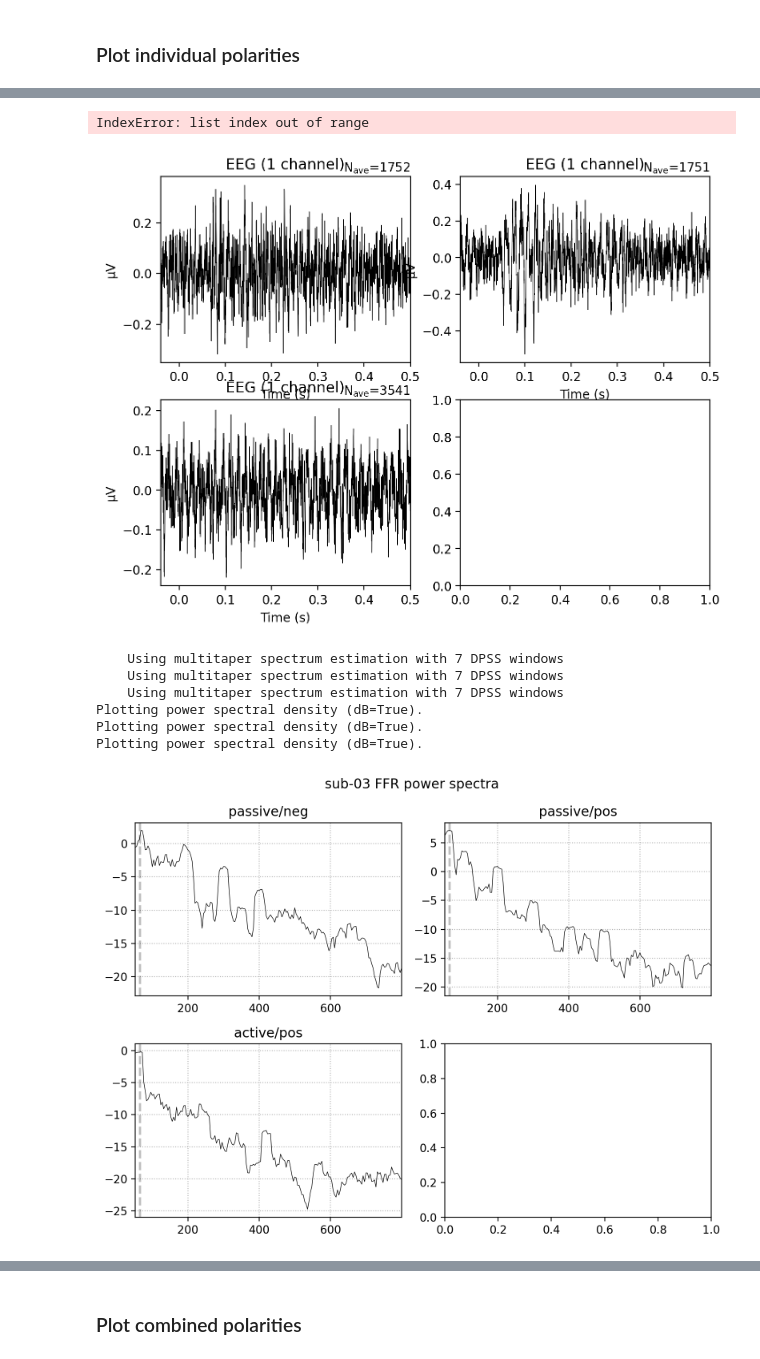
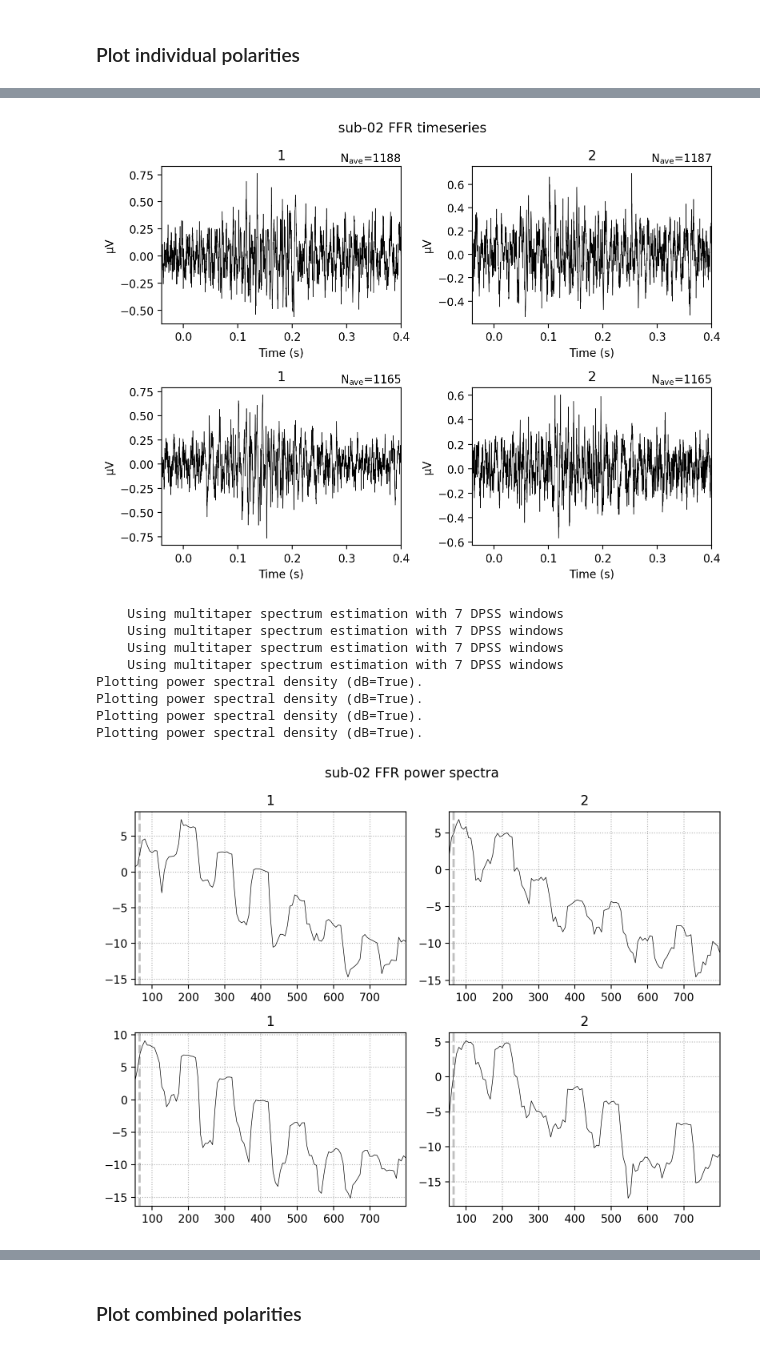
Before and after one commit to sitek/EAM1-FFR, a Jupyter notebook: ffr_processing-minimal_mne-bids.ipynb, the cells around one changed output, grey strips where cells are left out. Drawn from its saved outputs; the diff is of its cells as text; code cells hidden in the pictures.

Commit message:
Fixed annotation events

```diff
--- a/ffr_processing-minimal_mne-bids.ipynb
+++ b/ffr_processing-minimal_mne-bids.ipynb
@@ -759,6 +796,6 @@ Plotting power spectral density (dB=True).
 # %% [markdown]
 ### load epochs
 # %%
-sub_label = '03'
-active_epochs = glob(deriv_dir+f'/sub-{sub_label}_task-active_run-all_epochs.fif')[0]
-passive_epochs = glob(deriv_dir+f'/sub-{sub_label}_task-passive_run-all_epochs.fif')[0]
+sub_label = '02'
+active_epochs = glob(deriv_dir+f'/sub-{sub_label}_task-active_run-all_event-stimtrack_epochs.fif')[0]
+passive_epochs = glob(deriv_dir+f'/sub-{sub_label}_task-passive_run-all_event-stimtrack_epochs.fif')[0]
@@ -826,40 +859,41 @@ fig.tight_layout()
 plt.show()
 #plt.savefig(f'sub-{sub_label}_polarity-single_timeseries.svg')
 # %% [output]
-IndexError: list index out of range
-[figure, old version]
+[figure, new version]
 # %%
 # Power spectra
-passive_pos_psd = event_evoked_dict['passive'][0].compute_psd(tmin=0.05, tmax=0.300, fmin=50, fmax=800)
-passive_neg_psd = event_evoked_dict['passive'][1].compute_psd(tmin=0.05, tmax=0.300, fmin=50, fmax=800)
-active_pos_psd = event_evoked_dict['active'][0].compute_psd(tmin=0.05, tmax=0.300, fmin=50, fmax=800)
-active_neg_psd = event_evoked_dict['active'][1].compute_psd(tmin=0.05, tmax=0.300, fmin=50, fmax=800)
+passive_pos_psd = event_evoked_dict['passive'][0].compute_psd(tmin=0.05, tmax=0.200, fmin=50, fmax=800)
+passive_neg_psd = event_evoked_dict['passive'][1].compute_psd(tmin=0.05, tmax=0.200, fmin=50, fmax=800)
+active_pos_psd = event_evoked_dict['active'][0].compute_psd(tmin=0.05, tmax=0.200, fmin=50, fmax=800)
+active_neg_psd = event_evoked_dict['active'][1].compute_psd(tmin=0.05, tmax=0.200, fmin=50, fmax=800)
 
 fig, axes = plt.subplots(2, 2, figsize=(8,6), dpi=200)
 ax = axes.flatten()
 passive_pos_psd.plot(axes=ax[0], amplitude=False, average=True, show=False)
 passive_neg_psd.plot(axes=ax[1], amplitude=False, average=True, show=False)
 active_pos_psd.plot(axes=ax[2], amplitude=False, average=True, show=False)
 active_neg_psd.plot(axes=ax[3], amplitude=False, average=True, show=False)
 
 ax[0].set_title(event_evoked_dict['passive'][0].comment);
 ax[1].set_title(event_evoked_dict['passive'][1].comment);
 ax[2].set_title(event_evoked_dict['active'][0].comment);
 ax[3].set_title(event_evoked_dict['active'][1].comment);
 
 fig.suptitle(f'sub-{sub_label} FFR power spectra')
 
 fig.tight_layout()
 plt.show()
 #plt.savefig(f'sub-{sub_label}_polarity-single_spectra.svg')
 # %% [output]
+    Using multitaper spectrum estimation with 7 DPSS windows
     Using multitaper spectrum estimation with 7 DPSS windows
     Using multitaper spectrum estimation with 7 DPSS windows
     Using multitaper spectrum estimation with 7 DPSS windows
 Plotting power spectral density (dB=True).
 Plotting power spectral density (dB=True).
 Plotting power spectral density (dB=True).
+Plotting power spectral density (dB=True).
-[figure, old version]
+[figure, new version]
 # %%
 # Spectrograms
 frequencies = np.arange(70,350)
```
Also changed, not shown: parts of 16 cells of this notebook.
